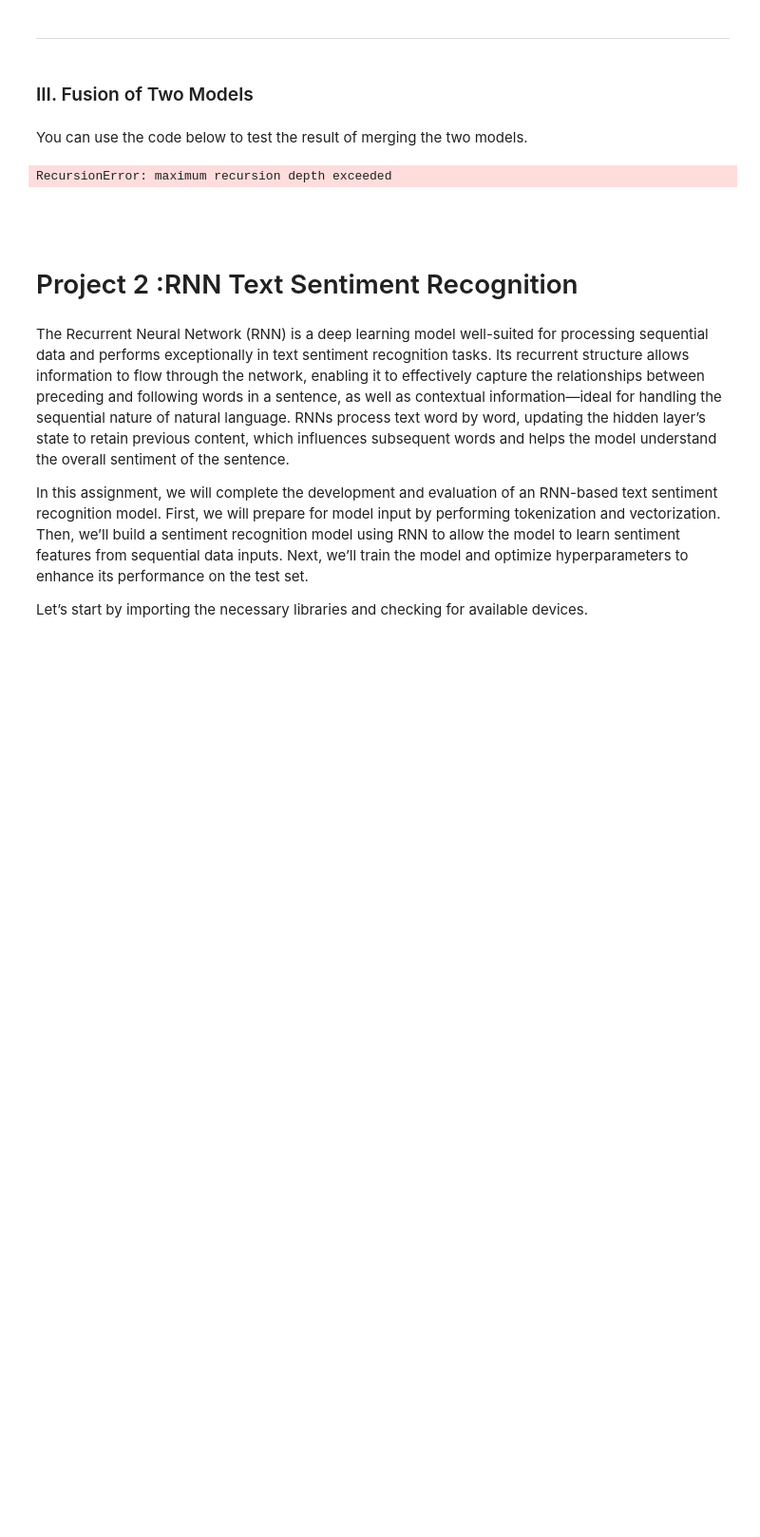
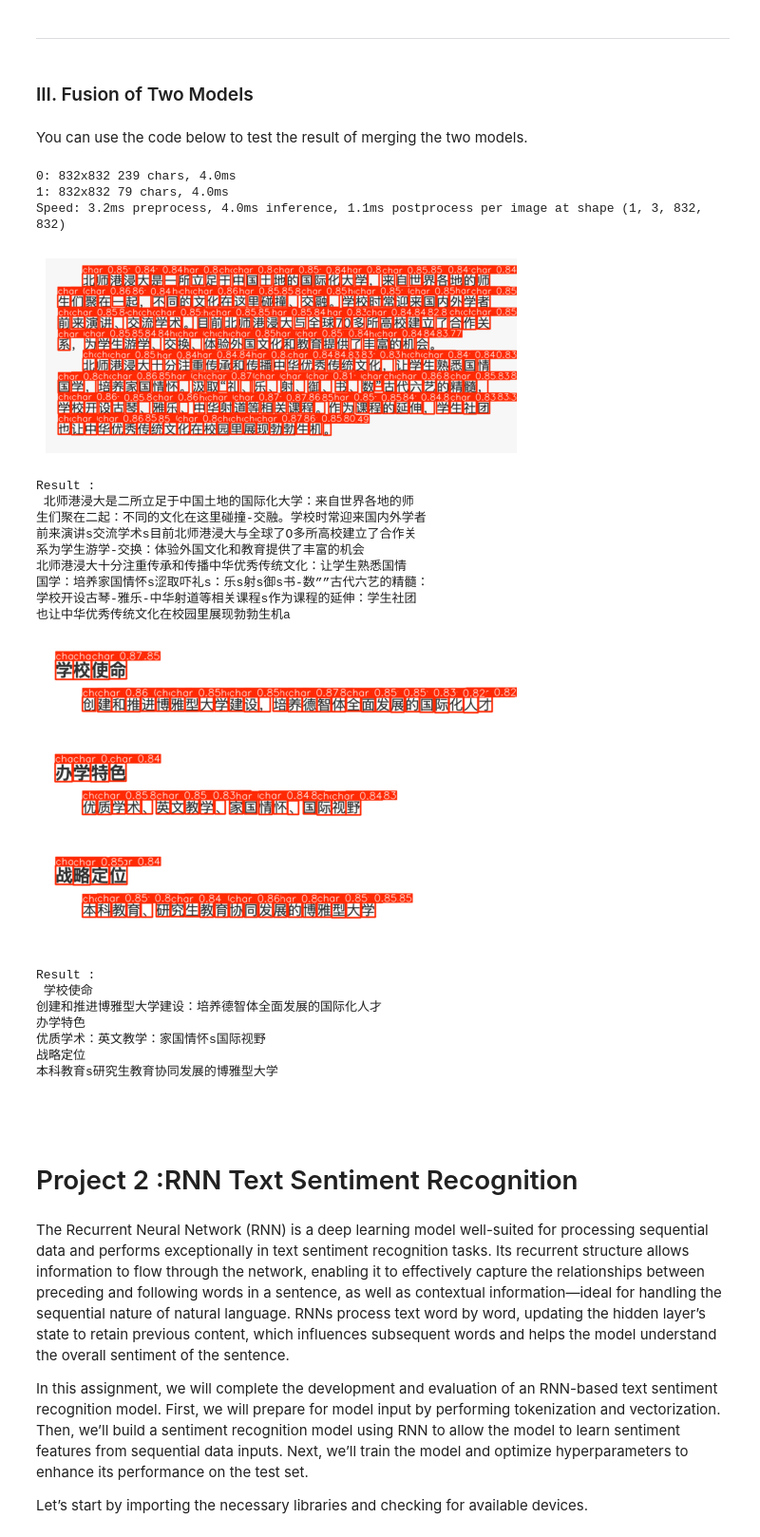
Before and after one commit to niddle0025-cyber/MLhomework, a Jupyter notebook: CNN-RNN.ipynb, the cells around one changed output. Shown at 95% size. Cells and saved outputs as stored; diff of their text form; code cells hidden in the pictures; blank space fills up the shorter version.

```diff
--- a/CNN-RNN.ipynb
+++ b/CNN-RNN.ipynb
@@ -777,11 +759,27 @@ import torch
 from torchvision import transforms
 import matplotlib.pyplot as plt
 
+#add something here!!
+from torchvision import datasets, transforms
+
+data_dir = "./generate_data"
+
+transform = transforms.Compose([
+    transforms.Resize((64,64)),
+    transforms.ToTensor(),
+    transforms.Normalize((0.5,), (0.5,))
+])
+
+dataset = datasets.ImageFolder(data_dir, transform=transform)
+
+
+
 # Load a YOLO model
 yolo = YOLO("best.pt")  # pretrained YOLO model
 image_path = ["IMG1.png","IMG2.png"]
 device = torch.device("cuda" if torch.cuda.is_available() else "cpu")
-model = torch.load("model_name.pth")
+torch.save(model.state_dict(), "model_weights.pth")
+
 # Preprocessing function to align with the ResNet model input
 transform = transforms.Compose([
     transforms.Resize((64, 64)),  # Resize to match the expected input size
@@ -826,34 +824,54 @@ for index,result in enumerate(results):
     recognized_text = ""
     for line in lines:
         for box in line:
             x1, y1, x2, y2 = box[0]
             image = Image.open(image_path[index]).convert("RGB")
 
             # Crop the original image to get the detected region
             cropped_img = image.crop((x1, y1, x2, y2))
 
             # Calculate padding (20% of width and height)
             width, height = cropped_img.size
             padding_w, padding_h = int(width * 0.2), int(height * 0.2)
 
             # Add padding to the image
             padded_img = ImageOps.expand(cropped_img, border=(padding_w, padding_h), fill=(255, 255, 255))
 
             # Transform the padded image for ResNet input
             input_tensor = transform(padded_img).unsqueeze(0).to(device)
 
             # Character recognition with ResNet model
             with torch.no_grad():
                 output = model(input_tensor)
                 predicted_class = output.argmax(1).item()
                 recognized_char = dataset.classes[predicted_class]
                 recognized_text += recognized_char
         recognized_text += "\n"  # Add space between lines for readability
 
     # Output the recognized text
     print(f"Result :\n {recognized_text}")
 # %% [output]
-RecursionError: maximum recursion depth exceeded
+0: 832x832 239 chars, 4.0ms
+1: 832x832 79 chars, 4.0ms
+Speed: 3.2ms preprocess, 4.0ms inference, 1.1ms postprocess per image at shape (1, 3, 832, 832)
+[figure, added]
+Result :
+ 北师港浸大是二所立足于中国土地的国际化大学：来自世界各地的师
+生们聚在二起：不同的文化在这里碰撞-交融。学校时常迎来国内外学者
+前来演讲s交流学术s目前北师港浸大与全球了O多所高校建立了合作关
+系为学生游学-交换：体验外国文化和教育提供了丰富的机会
+北师港浸大十分注重传承和传播中华优秀传统文化：让学生熟悉国情
+国学：培养家国情怀s涩取吓礼s：乐s射s御s书-数””古代六艺的精髓：
+学校开设古琴-雅乐-中华射道等相关课程s作为课程的延伸：学生社团
+也让中华优秀传统文化在校园里展现勃勃生机a
+[figure, added]
+Result :
+ 学校使命
+创建和推进博雅型大学建设：培养德智体全面发展的国际化人才
+办学特色
+优质学术：英文教学：家国情怀s国际视野
+战略定位
+本科教育s研究生教育协同发展的博雅型大学
 # %% [markdown]
 #
 # %% [markdown]
```
Also changed, not shown: parts of 8 cells of this notebook.
